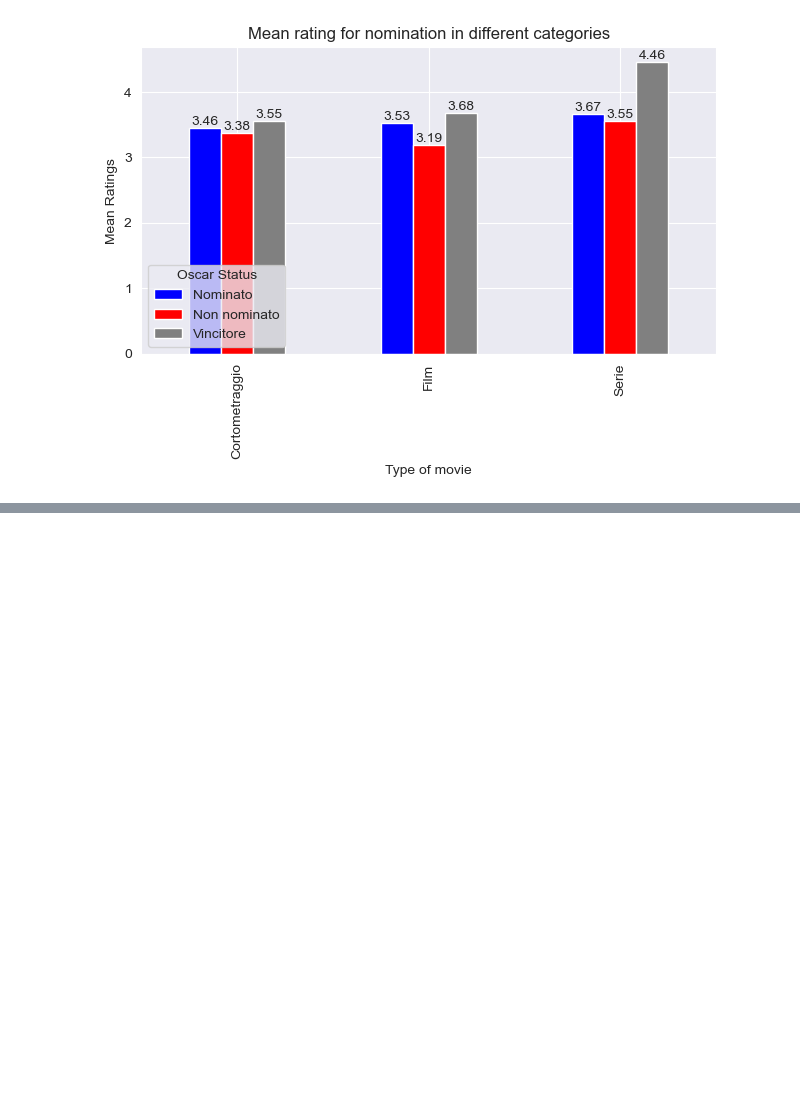
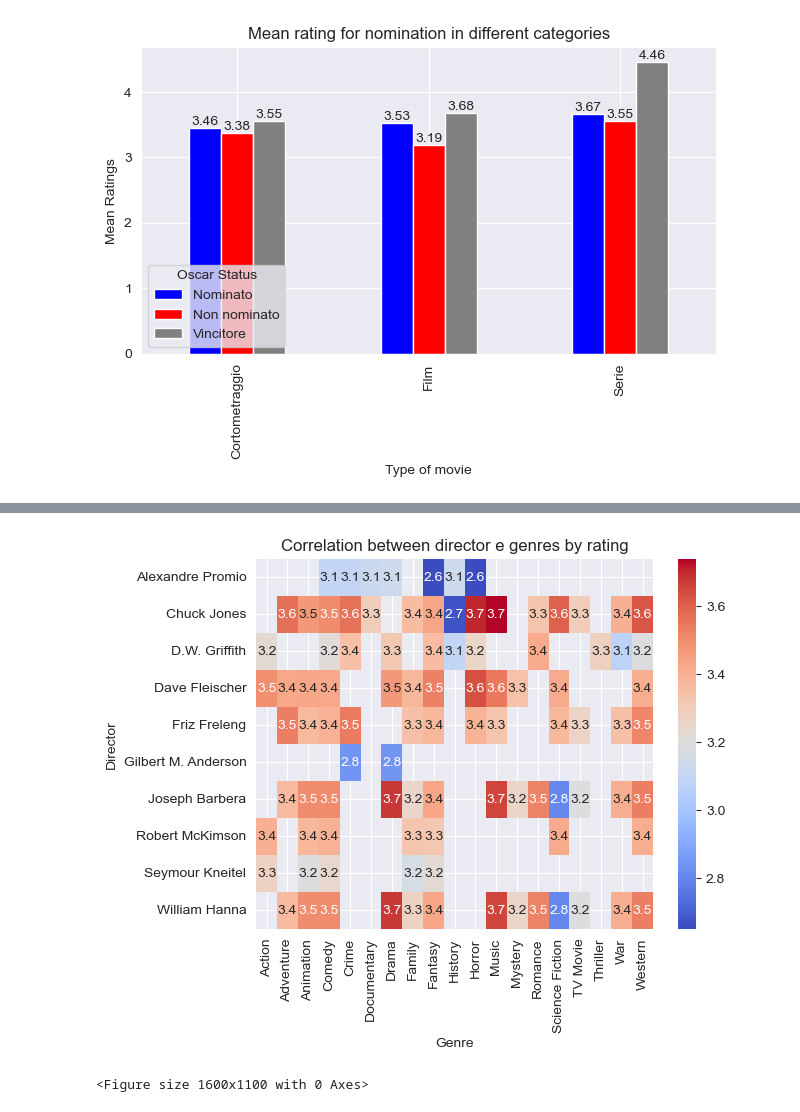
Before and after one commit to MarcoMac03/Film-analisys, a Jupyter notebook: main.ipynb, the cells around one changed output, grey strips where cells are left out. Cells and saved outputs as stored; diff of their text form; code cells hidden in the pictures; blank space fills up the shorter version.

Commit message:
It gaves us some information about the directors

```diff
--- a/main.ipynb
+++ b/main.ipynb
@@ -303,3 +308,21 @@ g_m_view = genre_movies[['id', 'film_name', 'rating', 'type_of_movie', 'cast_nam
 valid_director = g_m_view['cast_name'].value_counts()
 top10_director_movies = valid_director.head(10).index
 top10_director_movies = g_m_view[g_m_view['cast_name'].isin(top10_director_movies)]
+# %%
+pivot_table = top10_director_movies.pivot_table(
+    index='cast_name',
+    columns='genre',
+    values='rating',
+    aggfunc='mean'
+)
+# %%
+sns.heatmap(data=pivot_table, annot=True, fmt='.1f', cmap='coolwarm')
+plt.title('Correlation between director e genres by rating')
+plt.xlabel('Genre')
+plt.ylabel('Director')
+plt.xticks(rotation=90)
+plt.figure(figsize=(16, 11))
+plt.show()
+# %% [output]
+[figure, added]
+<Figure size 1600x1100 with 0 Axes>
```
Also changed, not shown: parts of 1 cell of this notebook.
